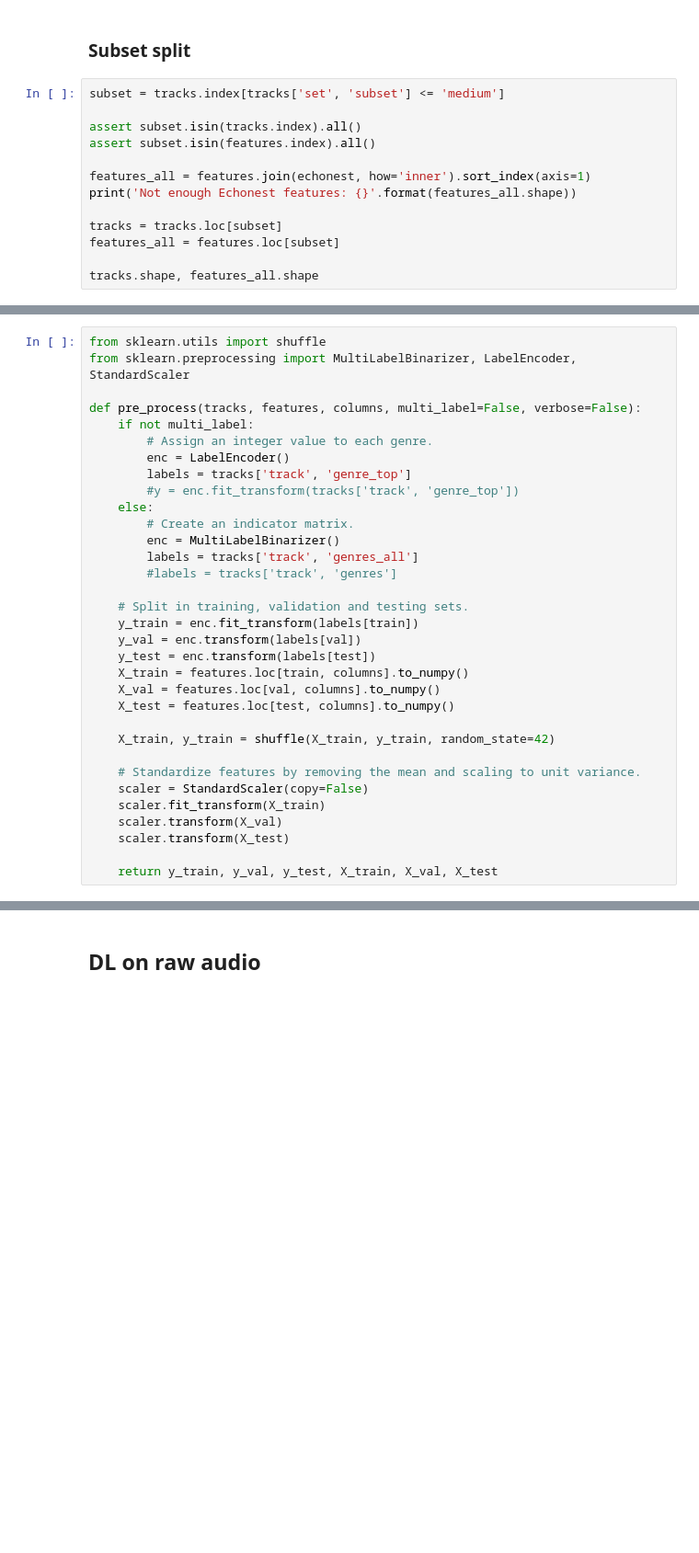
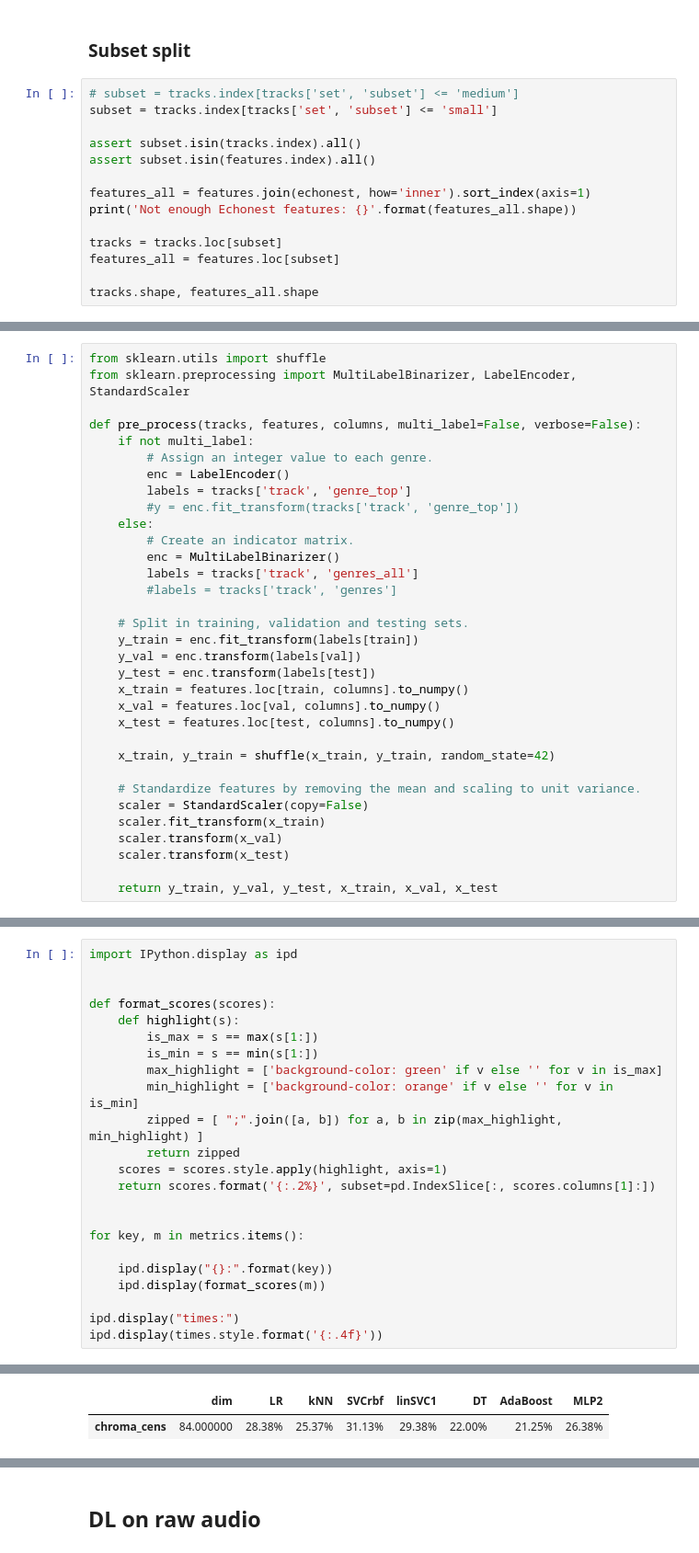
Before and after one commit to lucaspar/ds-project, a Jupyter notebook: code/baseline/baseline.ipynb, the cells around one changed output, grey strips where cells are left out. Shown: that part at 92% size. Drawn from its saved outputs; the diff is of its cells as text; blank space fills up the shorter version.

```diff
--- a/code/baseline/baseline.ipynb
+++ b/code/baseline/baseline.ipynb
@@ -173,7 +174,8 @@ tracks.shape, features.shape, echonest.shape
 # %% [markdown]
 ### Subset split
 # %%
-subset = tracks.index[tracks['set', 'subset'] <= 'medium']
+# subset = tracks.index[tracks['set', 'subset'] <= 'medium']
+subset = tracks.index[tracks['set', 'subset'] <= 'small']
 
 assert subset.isin(tracks.index).all()
 assert subset.isin(features.index).all()
@@ -228,16 +230,16 @@ def pre_process(tracks, features, columns, multi_label=False, verbose=False):
     y_train = enc.fit_transform(labels[train])
     y_val = enc.transform(labels[val])
     y_test = enc.transform(labels[test])
-    X_train = features.loc[train, columns].to_numpy()
-    X_val = features.loc[val, columns].to_numpy()
-    X_test = features.loc[test, columns].to_numpy()
+    x_train = features.loc[train, columns].to_numpy()
+    x_val = features.loc[val, columns].to_numpy()
+    x_test = features.loc[test, columns].to_numpy()
 
-    X_train, y_train = shuffle(X_train, y_train, random_state=42)
+    x_train, y_train = shuffle(x_train, y_train, random_state=42)
 
     # Standardize features by removing the mean and scaling to unit variance.
     scaler = StandardScaler(copy=False)
-    scaler.fit_transform(X_train)
-    scaler.transform(X_val)
-    scaler.transform(X_test)
+    scaler.fit_transform(x_train)
+    scaler.transform(x_val)
+    scaler.transform(x_test)
 
-    return y_train, y_val, y_test, X_train, X_val, X_test
+    return y_train, y_val, y_test, x_train, x_val, x_test
@@ -369,0 +428,24 @@ ipd.display(times.style.format('{:.4f}'))
+# %%
+import IPython.display as ipd
+
+
+def format_scores(scores):
+    def highlight(s):
+        is_max = s == max(s[1:])
+        is_min = s == min(s[1:])
+        max_highlight = ['background-color: green' if v else '' for v in is_max]
+        min_highlight = ['background-color: orange' if v else '' for v in is_min]
+        zipped = [ ";".join([a, b]) for a, b in zip(max_highlight, min_highlight) ]
+        return zipped
+    scores = scores.style.apply(highlight, axis=1)
+    return scores.format('{:.2%}', subset=pd.IndexSlice[:, scores.columns[1]:])
+
+
+for key, m in metrics.items():
+
+    ipd.display("{}:".format(key))
+    ipd.display(format_scores(m))
+
+ipd.display("times:")
+ipd.display(times.style.format('{:.4f}'))
+# %% [output]
@@ -369,0 +453,2 @@ ipd.display(times.style.format('{:.4f}'))
+|  | dim | LR | kNN | SVCrbf | linSVC1 | DT | AdaBoost | MLP2 |
+| chroma_cens | 84.000000 | 28.38% | 25.37% | 31.13% | 29.38% | 22.00% | 21.25% | 26.38% |
```
Also changed, not shown: parts of 11 cells of this notebook, 2 other files.
